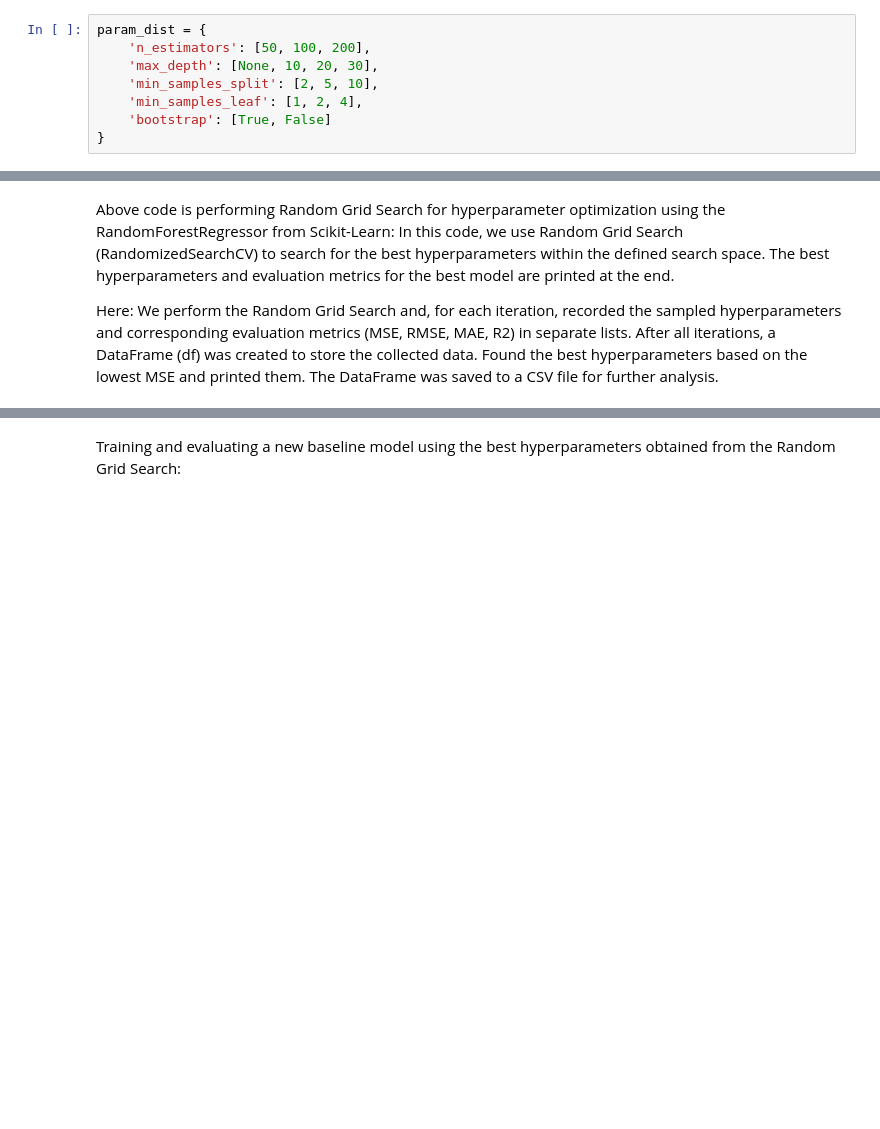
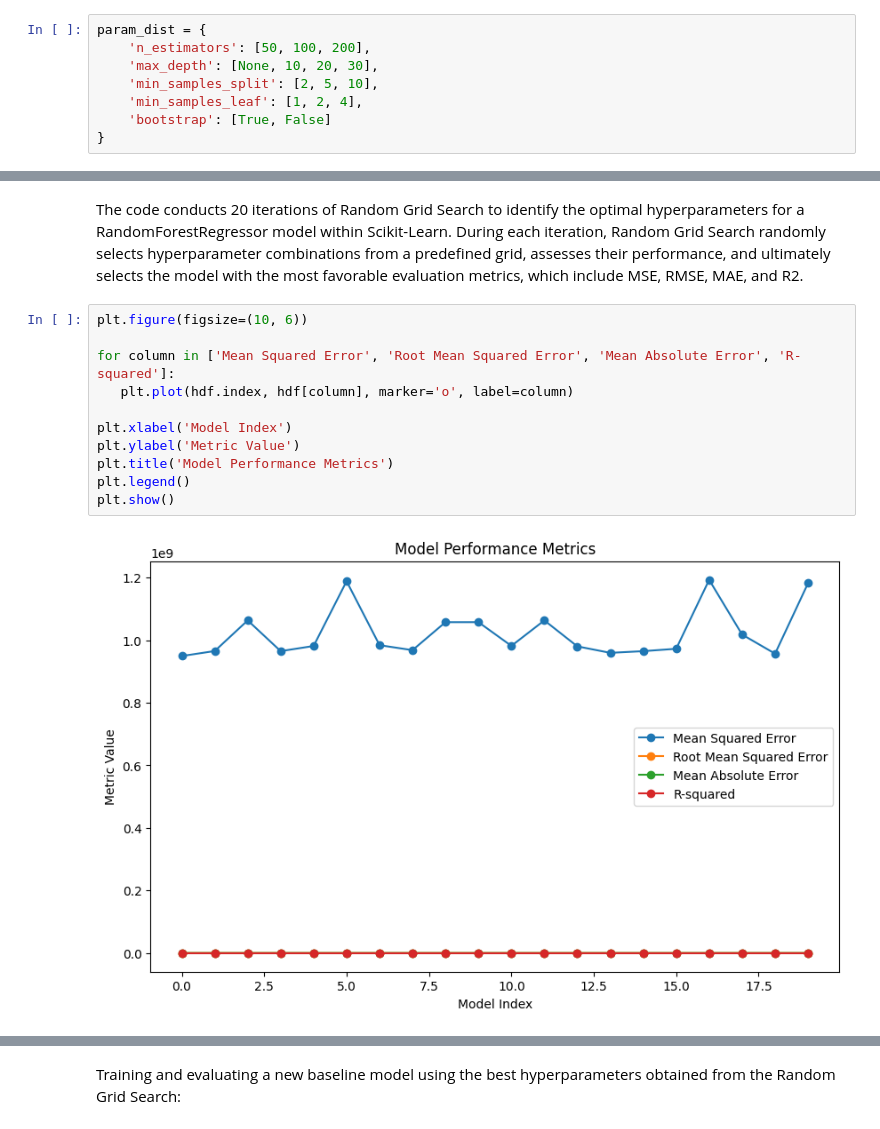
Before and after one commit to martha4all/Project, a Jupyter notebook: Project Code.ipynb, the cells around one changed output, grey strips where cells are left out. Drawn from its saved outputs; the diff is of its cells as text; blank space fills up the shorter version.

```diff
--- a/Project Code.ipynb
+++ b/Project Code.ipynb
@@ -449,8 +441,15 @@ Best Mean Squared Error: 99108512.99375771
-# %% [markdown]
-Above code is performing Random Grid Search for hyperparameter optimization using the RandomForestRegressor from Scikit-Learn: In this code, we use Random Grid Search (RandomizedSearchCV) to search for the best hyperparameters within the defined search space. The best hyperparameters and evaluation metrics for the best model are printed at the end.
-
-Here:
-We perform the Random Grid Search and, for each iteration, recorded the sampled hyperparameters and corresponding evaluation metrics (MSE, RMSE, MAE, R2) in separate lists.
-After all iterations, a DataFrame (df) was created to store the collected data.
-Found the best hyperparameters based on the lowest MSE and printed them.
-The DataFrame was saved to a CSV file for further analysis.
+# %% [markdown]
+The code conducts 20 iterations of Random Grid Search to identify the optimal hyperparameters for a RandomForestRegressor model within Scikit-Learn. During each iteration, Random Grid Search randomly selects hyperparameter combinations from a predefined grid, assesses their performance, and ultimately selects the model with the most favorable evaluation metrics, which include MSE, RMSE, MAE, and R2.
+# %%
+plt.figure(figsize=(10, 6))
+
+for column in ['Mean Squared Error', 'Root Mean Squared Error', 'Mean Absolute Error', 'R-squared']:
+   plt.plot(hdf.index, hdf[column], marker='o', label=column)
+
+plt.xlabel('Model Index')
+plt.ylabel('Metric Value')
+plt.title('Model Performance Metrics')
+plt.legend()
+plt.show()
+# %% [output]
+[figure, added]
```
Also changed, not shown: parts of 44 cells of this notebook.
